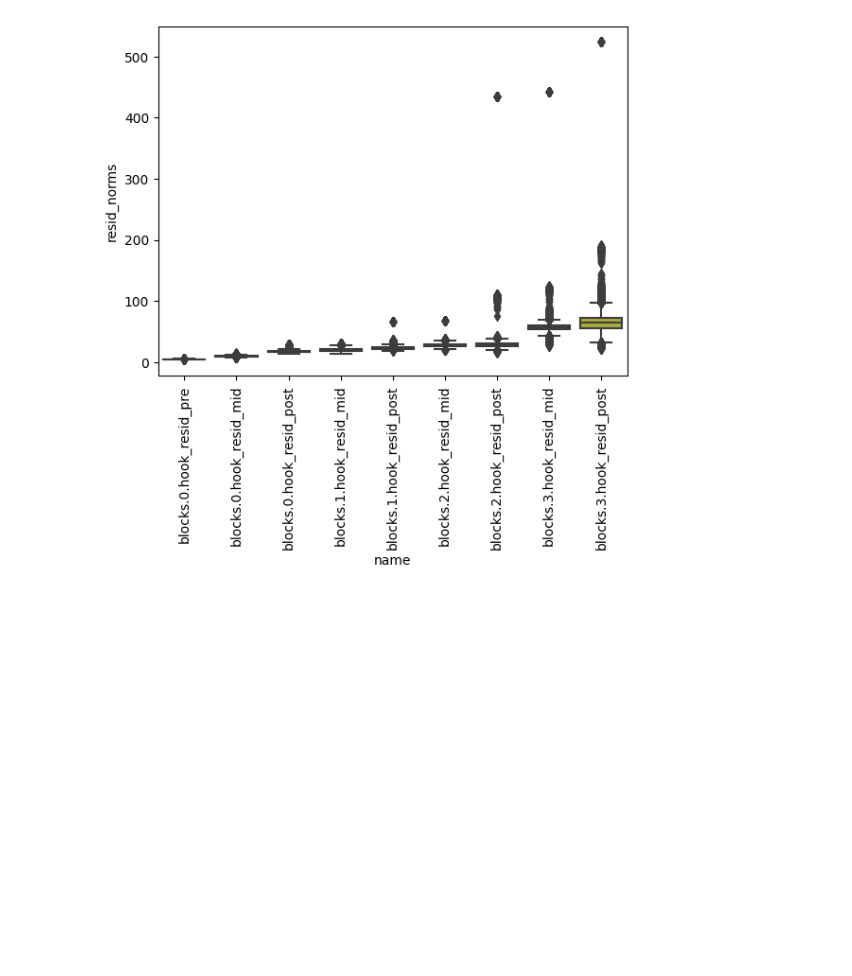
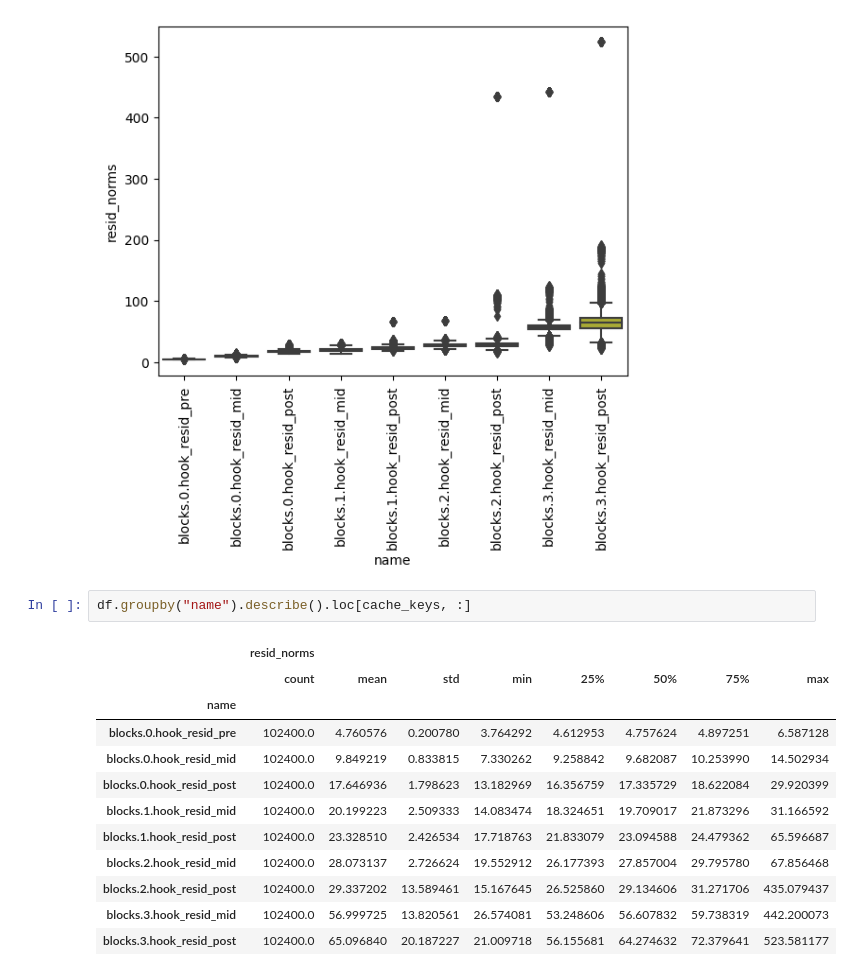
Before and after one commit to canrager/cleanup_nodes, a Jupyter notebook: notebooks/002-resid-norms.ipynb, the cells around one changed output. Cells and saved outputs as stored; diff of their text form; blank space fills up the shorter version.

Commit message:
add describe table to residnorms growth nb

```diff
--- a/notebooks/002-resid-norms.ipynb
+++ b/notebooks/002-resid-norms.ipynb
@@ -75,3 +75,18 @@ ax.set_xticklabels(ax.get_xticklabels(), rotation=90);
 # ax.set_yscale("log");
 # %% [output]
 [figure]
+# %%
+df.groupby("name").describe().loc[cache_keys, :]
+# %% [output]
+|  | resid_norms |  |  |  |  |  |  |  |
+|  | count | mean | std | min | 25% | 50% | 75% | max |
+| name |  |  |  |  |  |  |  |  |
+| blocks.0.hook_resid_pre | 102400.0 | 4.760576 | 0.200780 | 3.764292 | 4.612953 | 4.757624 | 4.897251 | 6.587128 |
+| blocks.0.hook_resid_mid | 102400.0 | 9.849219 | 0.833815 | 7.330262 | 9.258842 | 9.682087 | 10.253990 | 14.502934 |
+| blocks.0.hook_resid_post | 102400.0 | 17.646936 | 1.798623 | 13.182969 | 16.356759 | 17.335729 | 18.622084 | 29.920399 |
+| blocks.1.hook_resid_mid | 102400.0 | 20.199223 | 2.509333 | 14.083474 | 18.324651 | 19.709017 | 21.873296 | 31.166592 |
+| blocks.1.hook_resid_post | 102400.0 | 23.328510 | 2.426534 | 17.718763 | 21.833079 | 23.094588 | 24.479362 | 65.596687 |
+| blocks.2.hook_resid_mid | 102400.0 | 28.073137 | 2.726624 | 19.552912 | 26.177393 | 27.857004 | 29.795780 | 67.856468 |
+| blocks.2.hook_resid_post | 102400.0 | 29.337202 | 13.589461 | 15.167645 | 26.525860 | 29.134606 | 31.271706 | 435.079437 |
+| blocks.3.hook_resid_mid | 102400.0 | 56.999725 | 13.820561 | 26.574081 | 53.248606 | 56.607832 | 59.738319 | 442.200073 |
+| blocks.3.hook_resid_post | 102400.0 | 65.096840 | 20.187227 | 21.009718 | 56.155681 | 64.274632 | 72.379641 | 523.581177 |
```
